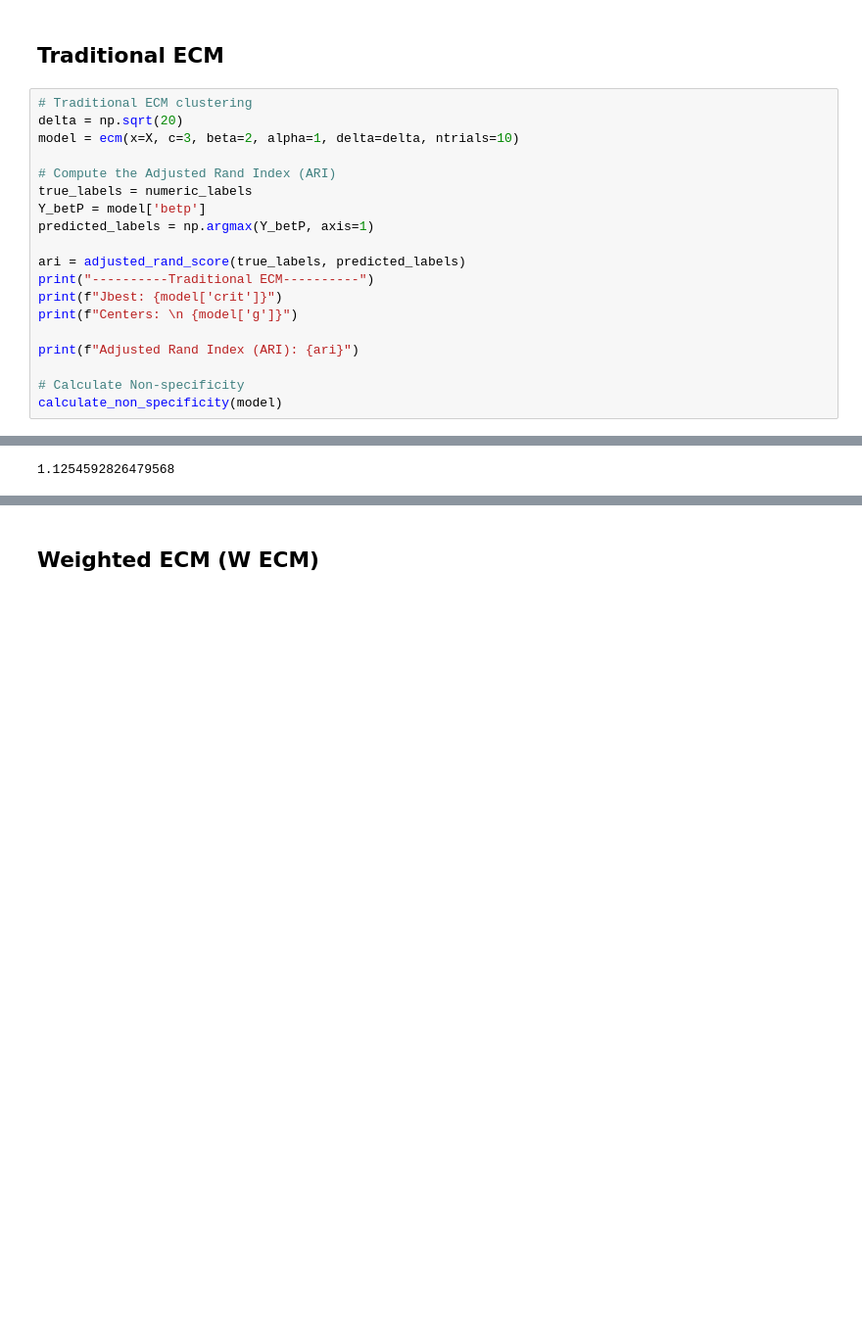
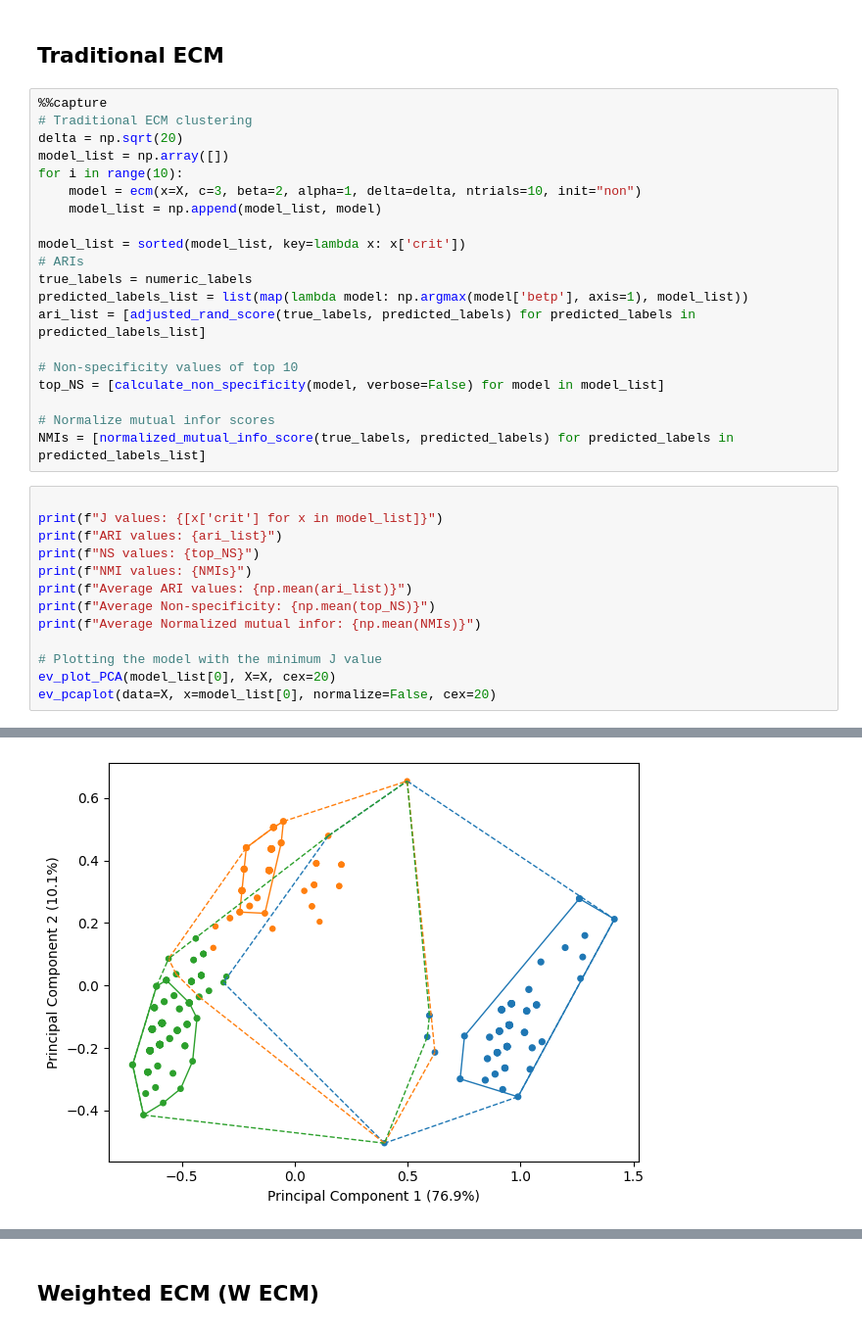
Before and after one commit to tridogithub/evclust, a Jupyter notebook: docs/internship/wecm_seeds.ipynb, the cells around one changed output, grey strips where cells are left out. Shown at 98% size. Cells and saved outputs as stored; diff of their text form; blank space fills up the shorter version.

```diff
--- a/docs/internship/wecm_seeds.ipynb
+++ b/docs/internship/wecm_seeds.ipynb
@@ -45,23 +45,37 @@ No artists with labels found to put in legend.  Note that artists whose label st
 [figure]
 # %% [markdown]
 ## Traditional ECM
+# %%
+%%capture
+# Traditional ECM clustering
+delta = np.sqrt(20)
+model_list = np.array([])
+for i in range(10):
+    model = ecm(x=X, c=3, beta=2, alpha=1, delta=delta, ntrials=10, init="non")
+    model_list = np.append(model_list, model)
+
+model_list = sorted(model_list, key=lambda x: x['crit'])
+# ARIs
+true_labels = numeric_labels
+predicted_labels_list = list(map(lambda model: np.argmax(model['betp'], axis=1), model_list))
+ari_list = [adjusted_rand_score(true_labels, predicted_labels) for predicted_labels in predicted_labels_list]
+
+# Non-specificity values of top 10
+top_NS = [calculate_non_specificity(model, verbose=False) for model in model_list]
+
+# Normalize mutual infor scores
+NMIs = [normalized_mutual_info_score(true_labels, predicted_labels) for predicted_labels in predicted_labels_list]
 # %%
-# Traditional ECM clustering
-delta = np.sqrt(20)
-model = ecm(x=X, c=3, beta=2, alpha=1, delta=delta, ntrials=10)
 
-# Compute the Adjusted Rand Index (ARI)
-true_labels = numeric_labels
-Y_betP = model['betp']
-predicted_labels = np.argmax(Y_betP, axis=1)
+print(f"J values: {[x['crit'] for x in model_list]}")
+print(f"ARI values: {ari_list}")
+print(f"NS values: {top_NS}")
+print(f"NMI values: {NMIs}")
+print(f"Average ARI values: {np.mean(ari_list)}")
+print(f"Average Non-specificity: {np.mean(top_NS)}")
+print(f"Average Normalized mutual infor: {np.mean(NMIs)}")
 
-ari = adjusted_rand_score(true_labels, predicted_labels)
-print("----------Traditional ECM----------")
-print(f"Jbest: {model['crit']}")
-print(f"Centers: \n {model['g']}")
-
-print(f"Adjusted Rand Index (ARI): {ari}")
-
-# Calculate Non-specificity
-calculate_non_specificity(model)
+# Plotting the model with the minimum J value
+ev_plot_PCA(model_list[0], X=X, cex=20)
+ev_pcaplot(data=X, x=model_list[0], normalize=False, cex=20)
 # %% [output]
@@ -85 +89 @@ Average Normalized Non-specificity value: 0.7100857478557847
-1.1254592826479568
+[figure, added]
```
Also changed, not shown: parts of 7 cells of this notebook, 1 other file.
